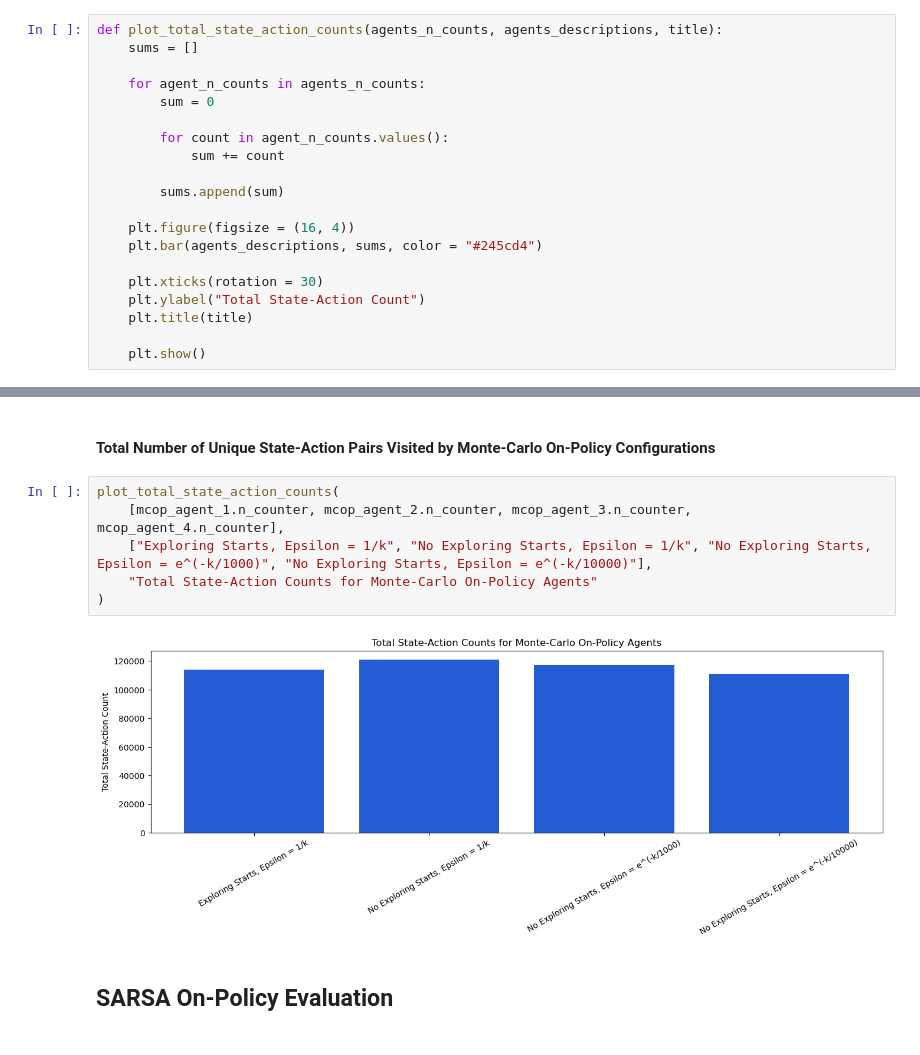
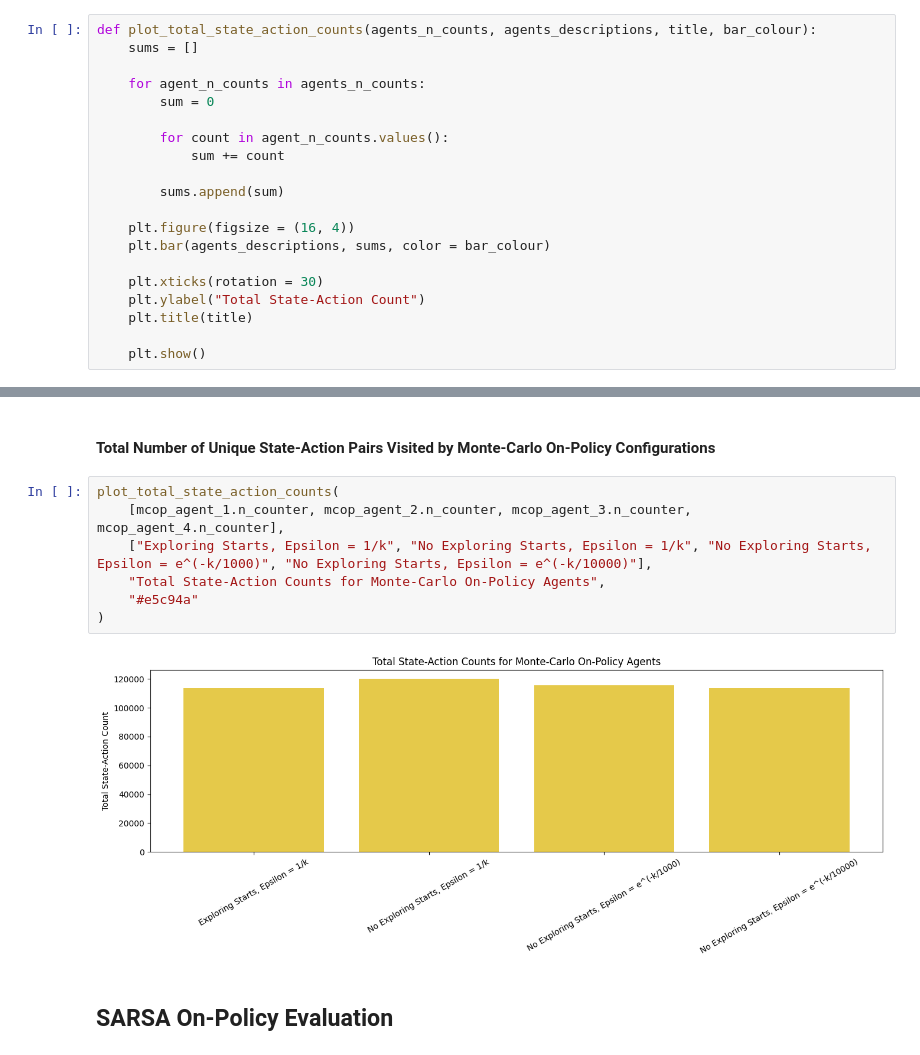
Before and after one commit to bentaliana/ARI2204, a Jupyter notebook: agent_evaluation.ipynb, the cells around one changed output, grey strips where cells are left out. Saved outputs shown, nothing was run; the diff lists cells and outputs as text.

```diff
--- a/agent_evaluation.ipynb
+++ b/agent_evaluation.ipynb
@@ -261,7 +262,7 @@ def display_strategy_table(strategy_table, title):
     print("\n")
     print(strategy_table_with_headers)
 # %%
-def plot_total_state_action_counts(agents_n_counts, agents_descriptions, title):
+def plot_total_state_action_counts(agents_n_counts, agents_descriptions, title, bar_colour):
     sums = []
 
     for agent_n_counts in agents_n_counts:
@@ -273,7 +274,7 @@ def plot_total_state_action_counts(agents_n_counts, agents_descriptions, title):
         sums.append(sum)
 
     plt.figure(figsize = (16, 4))
-    plt.bar(agents_descriptions, sums, color = "#245cd4")
+    plt.bar(agents_descriptions, sums, color = bar_colour)
 
     plt.xticks(rotation = 30)
     plt.ylabel("Total State-Action Count")
@@ -439,11 +440,12 @@ Strategy Table for Monte Carlo On-Policy Agent with No Exploring Starts and Epsi
 # %%
 plot_total_state_action_counts(
     [mcop_agent_1.n_counter, mcop_agent_2.n_counter, mcop_agent_3.n_counter, mcop_agent_4.n_counter],
     ["Exploring Starts, Epsilon = 1/k", "No Exploring Starts, Epsilon = 1/k", "No Exploring Starts, Epsilon = e^(-k/1000)", "No Exploring Starts, Epsilon = e^(-k/10000)"],
-    "Total State-Action Counts for Monte-Carlo On-Policy Agents"
+    "Total State-Action Counts for Monte-Carlo On-Policy Agents",
+    "#e5c94a"
 )
 # %% [output]
-[figure, old version]
+[figure, new version]
 # %% [markdown]
 ## <b>SARSA On-Policy Evaluation</b>
 # %% [markdown]
```
Also changed, not shown: parts of 72 cells of this notebook, 5 other files.
